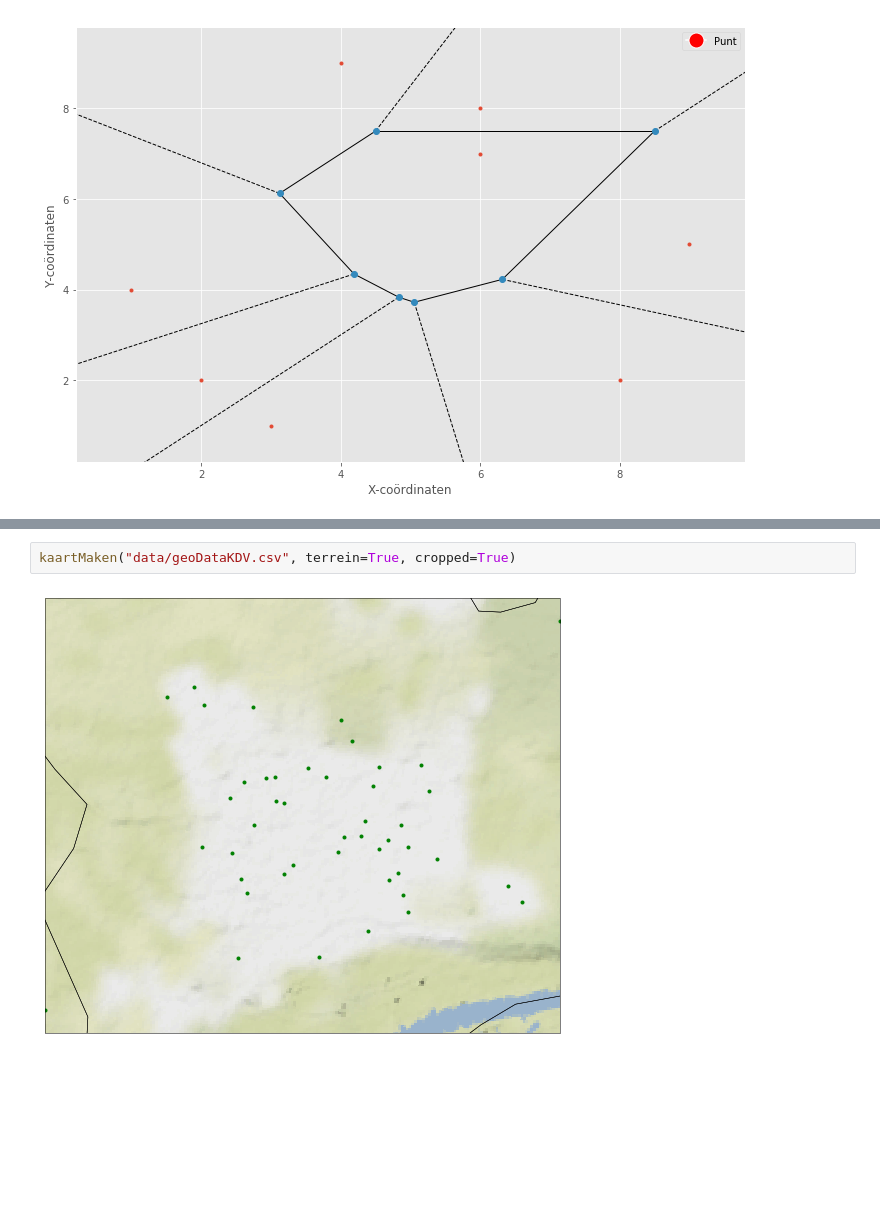
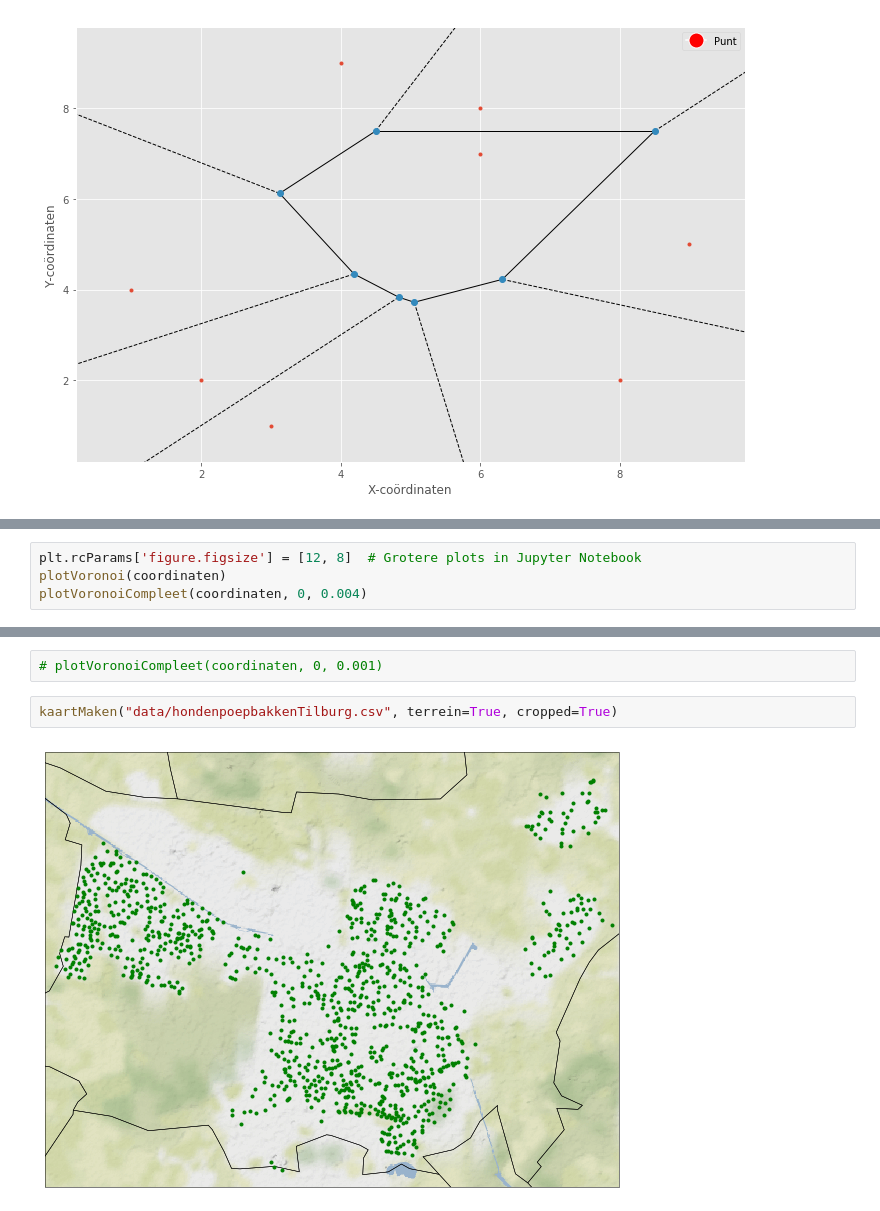
Before and after one commit to Denbergvanthijs/IPASS, a Jupyter notebook: main.ipynb, the cells around one changed output, grey strips where cells are left out. Saved outputs shown, nothing was run; the diff lists cells and outputs as text; blank space fills up the shorter version.

```diff
--- a/main.ipynb
+++ b/main.ipynb
@@ -87,0 +112,4 @@ Even geduld a.u.b, dit kan even duren...
+# %%
+plt.rcParams['figure.figsize'] = [12, 8]  # Grotere plots in Jupyter Notebook
+plotVoronoi(coordinaten)
+plotVoronoiCompleet(coordinaten, 0, 0.004)
@@ -88,4 +131,6 @@ Even geduld a.u.b, dit kan even duren...
+# %%
+# plotVoronoiCompleet(coordinaten, 0, 0.001)
 # %%
-kaartMaken("data/geoDataKDV.csv", terrein=True, cropped=True)
+kaartMaken("data/hondenpoepbakkenTilburg.csv", terrein=True, cropped=True)
 # %% [output]
-[figure, old version]
+[figure, new version]
```
Also changed, not shown: parts of 23 cells of this notebook, 3 other files.
